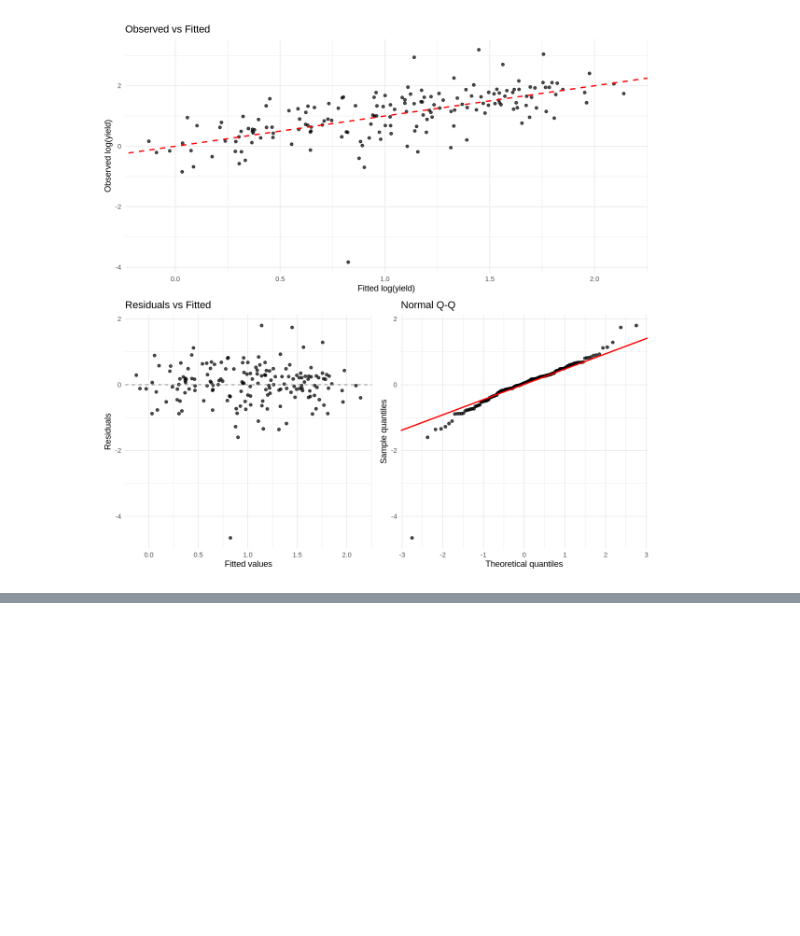
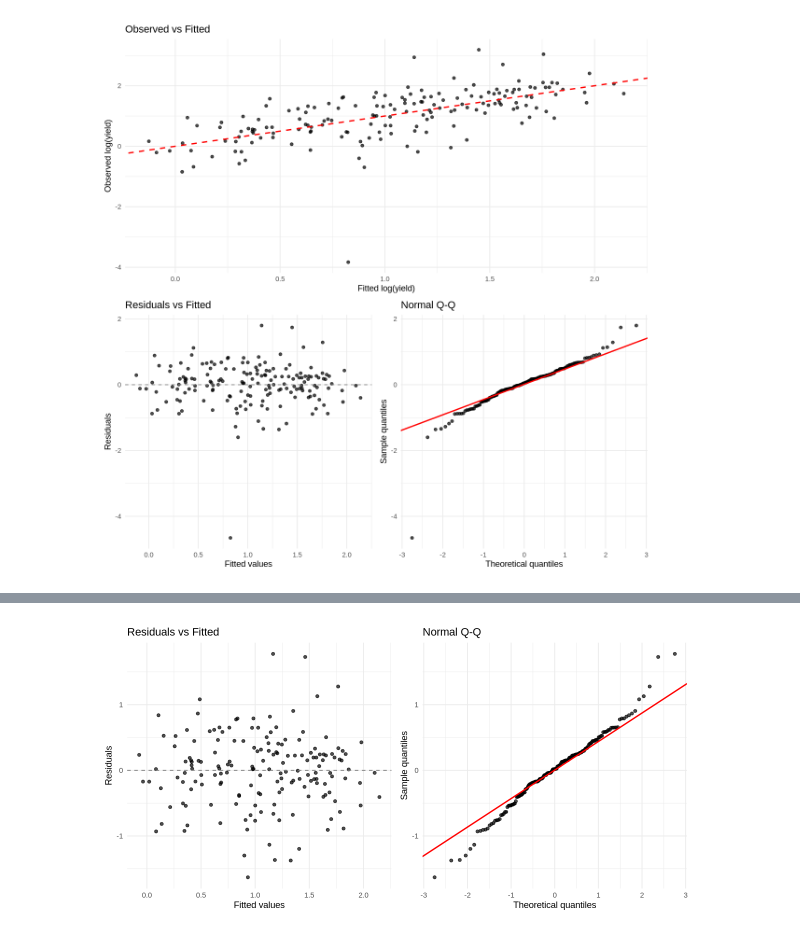
Before and after one commit to ebarr02/Crop-Yield-Analysis, a Jupyter notebook: CropYieldAnalysis.ipynb, the cells around one changed output, grey strips where cells are left out. Cells and saved outputs as stored; diff of their text form; code cells hidden in the pictures; blank space fills up the shorter version.

```diff
--- a/CropYieldAnalysis.ipynb
+++ b/CropYieldAnalysis.ipynb
@@ -161,21 +191,21 @@ summary(fit2)
 # %%
 # Visualizing after removing the outlier:
 options(repr.plot.width = 10, repr.plot.height = 5)
 # Residuals vs Fitted
 plot8 <- ggplot(data.frame(fitted = fitted(fit2), resid = resid(fit2)),
              aes(x = fitted, y = resid)) +
   geom_point(alpha = 0.7) +
   geom_hline(yintercept = 0, color = "grey50", linetype = "dashed") +
   labs(x = "Fitted values", y = "Residuals", title = "Residuals vs Fitted") +
   theme_minimal()
 
 # Normal Q-Q
 plot9 <- ggplot(data.frame(resid = resid(fit2)), aes(sample = resid)) +
   stat_qq(alpha = 0.7) +
   stat_qq_line(color = "red", linewidth = 0.8) +
   labs(x = "Theoretical quantiles", y = "Sample quantiles", title = "Normal Q-Q") +
   theme_minimal()
 
 plot8 + plot9
-
-summary(fit2)
+# %% [output]
+[figure, added]
```
Also changed, not shown: parts of 2 cells of this notebook.
